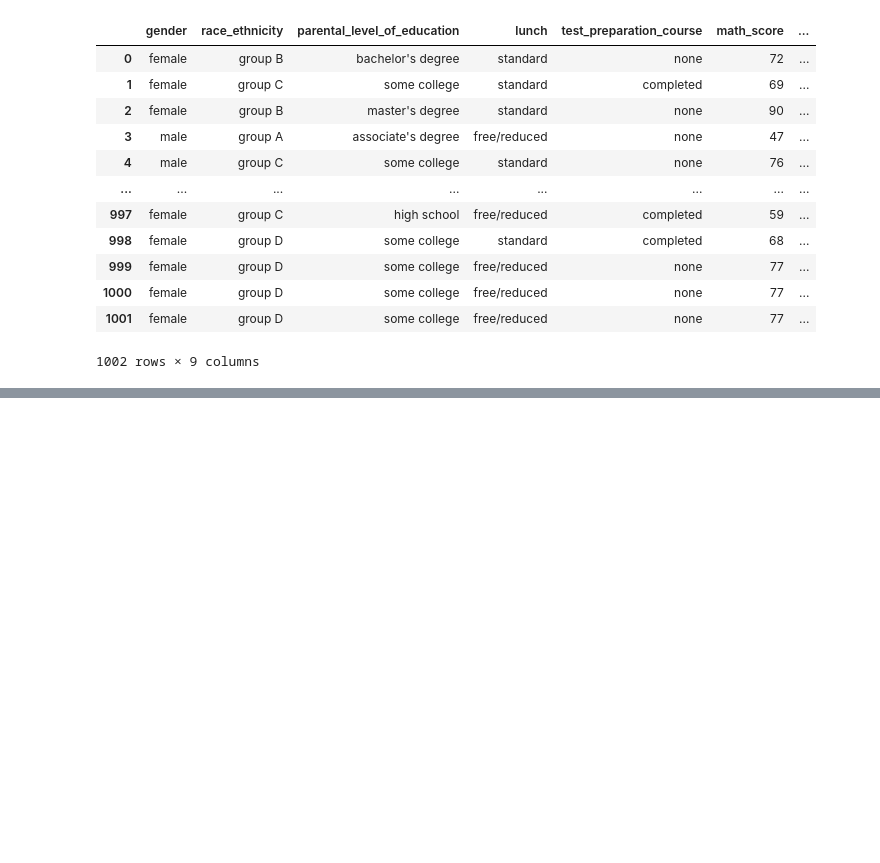
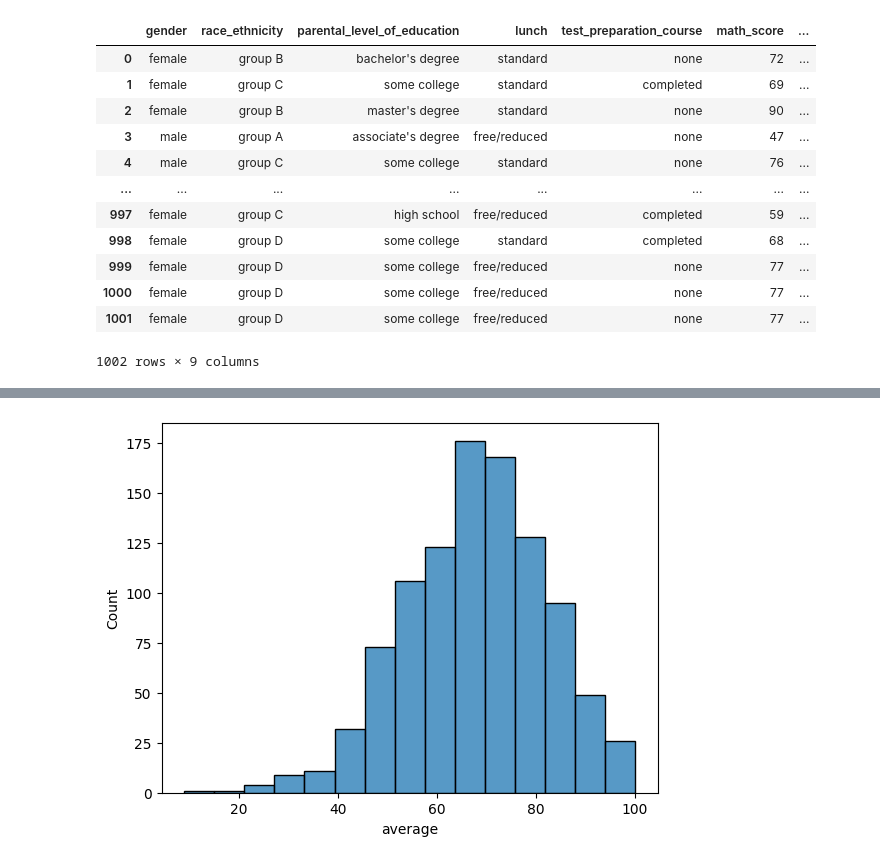
Before and after one commit to priyasonkar03/Basic_DataAnalyticsTask, a Jupyter notebook: research/main.ipynb, the cells around one changed output, grey strips where cells are left out. Cells and saved outputs as stored; diff of their text form; code cells hidden in the pictures; blank space fills up the shorter version.

```diff
--- a/research/main.ipynb
+++ b/research/main.ipynb
@@ -171,0 +183,5 @@ sns.histplot(df["average"],bins=15, kde=True, color="y")
+# %%
+sns.histplot(df["average"], bins=15)
+plt.show()
+# %% [output]
+[figure, added]
```
Also changed, not shown: parts of 21 cells of this notebook, 2 other files.
